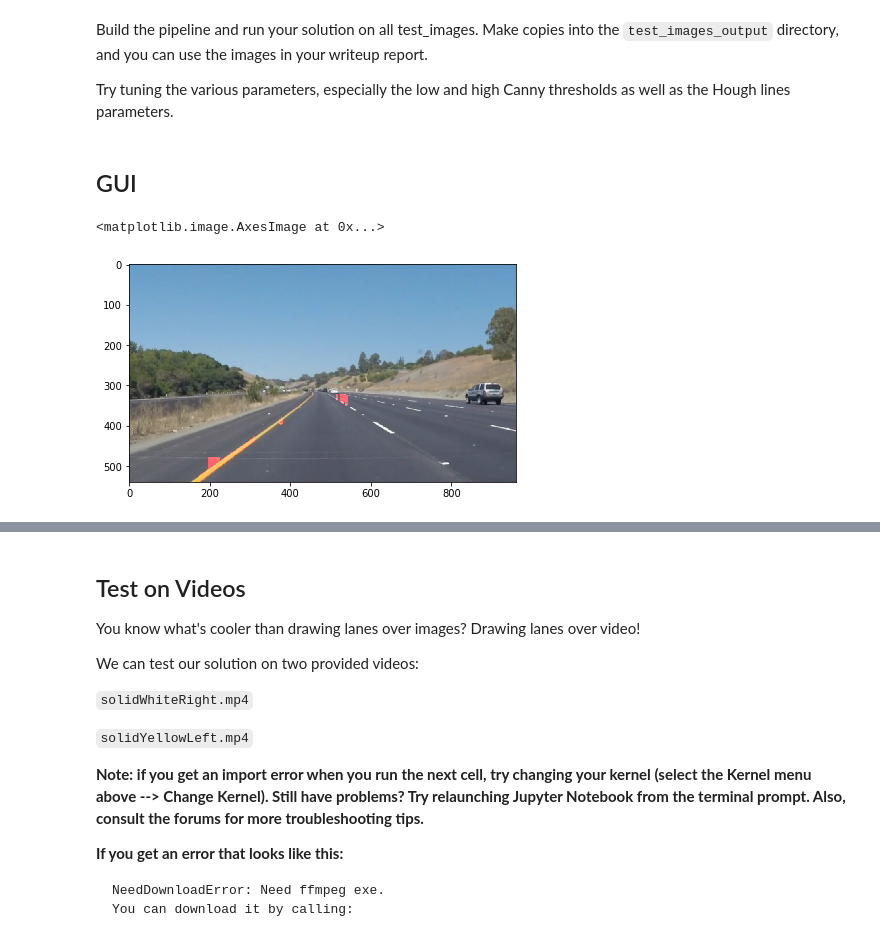
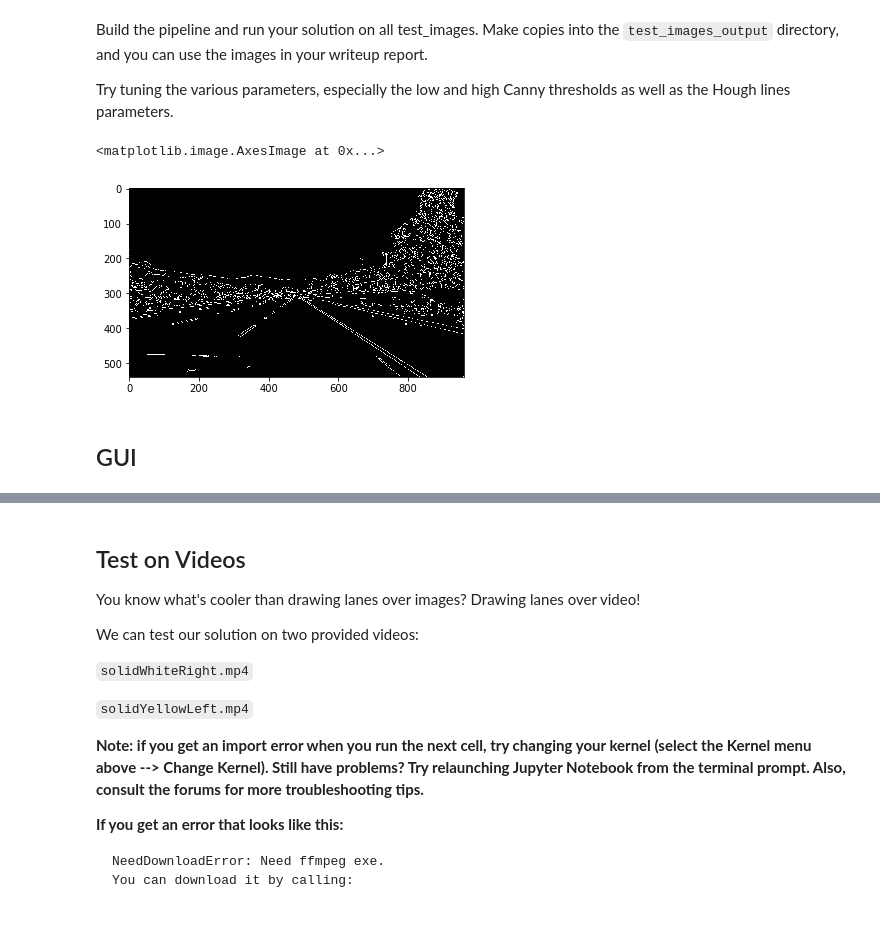
Before and after one commit to samppan/CarND-LaneLines-P1, a Jupyter notebook: P1.ipynb, the cells around one changed output, grey strips where cells are left out. Drawn from its saved outputs; the diff is of its cells as text; code cells hidden in the pictures.

Commit message:
checkin tuning hough and canny filters

```diff
--- a/P1.ipynb
+++ b/P1.ipynb
@@ -262,4 +279,14 @@ def lane_detect(img, _rho=1, _theta=np.pi/180, _threshold=50):
 
     return img2
+# %%
+img_gray = grayscale(img)
+
+kernel_size = 5
+img_gray = cv2.GaussianBlur(img_gray,(kernel_size, kernel_size),0)
+img_canny = canny(img=img_gray, low_threshold=20, high_threshold=55)
+plt.imshow(img_canny, cmap='gray')
+# %% [output]
+<matplotlib.image.AxesImage at 0x...>
+[figure, added]
 # %% [markdown]
 ## GUI
@@ -345,29 +292,0 @@ app = VBox(
-# %%
-fig = plt.figure(figsize=(8,4))
-ax = fig.add_subplot(1,1,1)
-
-# slider_r_ax = fig.add_axes([0.05, 0.09, 0.5, 0.03])
-# slider_r=Slider(slider_r_ax, 'r', 1, 500, valinit=1, valfmt='%d')
-
-# slider_t_ax = fig.add_axes([0.05, 0.06, 0.5, 0.03])
-# slider_t=Slider(slider_t_ax, 't', np.pi/180, np.pi*2, valinit=np.pi, valfmt='%1.3f')
-
-# slider_th_ax = fig.add_axes([0.05, 0.03, 0.5, 0.03])
-# slider_th=Slider(slider_th_ax, 'th', 1, 500, valinit=1, valfmt='%d')
-
-def sliders_on_change(val):
-    global img2
-    global img
-    img2 = lane_detect(img, _rho=slider_r.val, _theta=slider_t.val, _threshold=slider_th.val)
-    ax.imshow(img2)
-#     print(slider_r.val, slider_t.val, slider_th.val)
-
-# slider_r.on_changed(sliders_on_change)
-# slider_t.on_changed(sliders_on_change)
-# slider_th.on_changed(sliders_on_change)
-
-ax.imshow(img2)
-# plt.show()
-# %% [output]
-<matplotlib.image.AxesImage at 0x...>
-[figure, removed]
```
Also changed, not shown: parts of 11 cells of this notebook, 1 other file.
